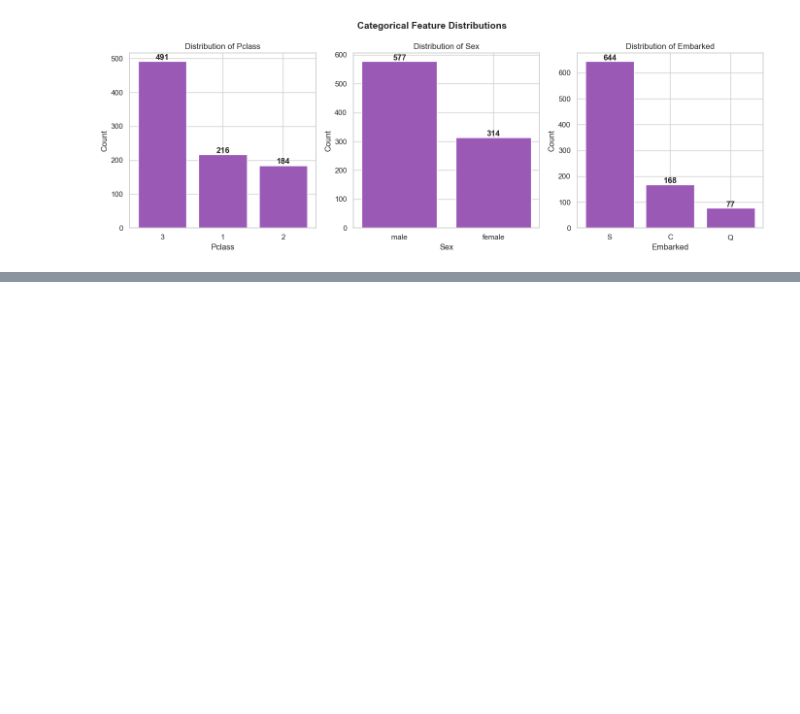
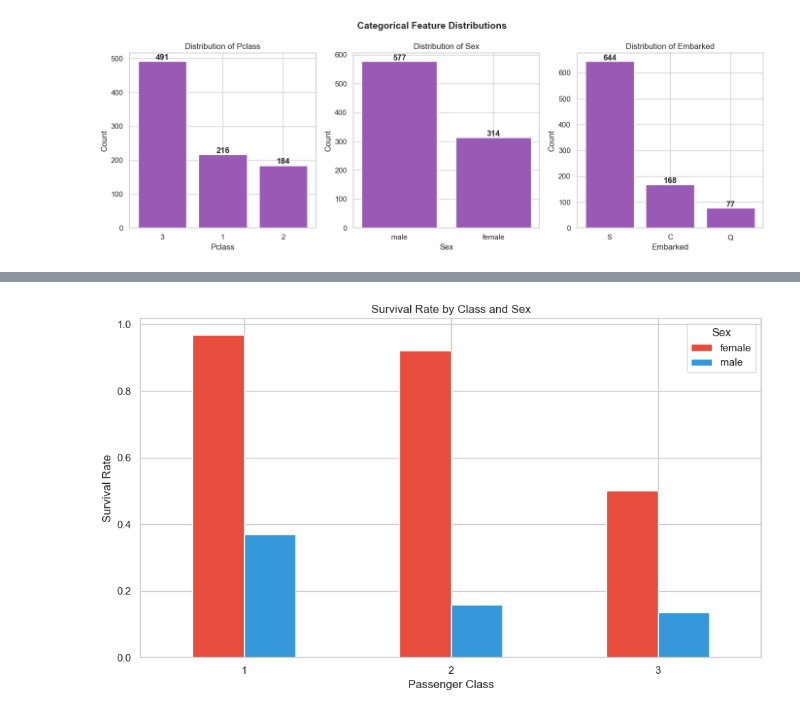
Before and after one commit to imashaRan12/Titanic-Survival-Prediction-ML, a Jupyter notebook: 01_eda.ipynb, the cells around one changed output, grey strips where cells are left out. Drawn from its saved outputs; the diff is of its cells as text; code cells hidden in the pictures; blank space fills up the shorter version.

```diff
--- a/01_eda.ipynb
+++ b/01_eda.ipynb
@@ -202,0 +241,14 @@ plt.show()
+# %%
+# Survival by Sex and Pclass combined
+survival_grouped = df.groupby(["Pclass", "Sex"])["Survived"].mean().unstack()
+
+survival_grouped.plot(kind="bar", color=["#e74c3c", "#3498db"])
+plt.title("Survival Rate by Class and Sex")
+plt.ylabel("Survival Rate")
+plt.xlabel("Passenger Class")
+plt.xticks(rotation=0)
+plt.legend(title="Sex")
+plt.tight_layout()
+plt.show()
+# %% [output]
+[figure, added]
```
Also changed, not shown: parts of 7 cells of this notebook.
